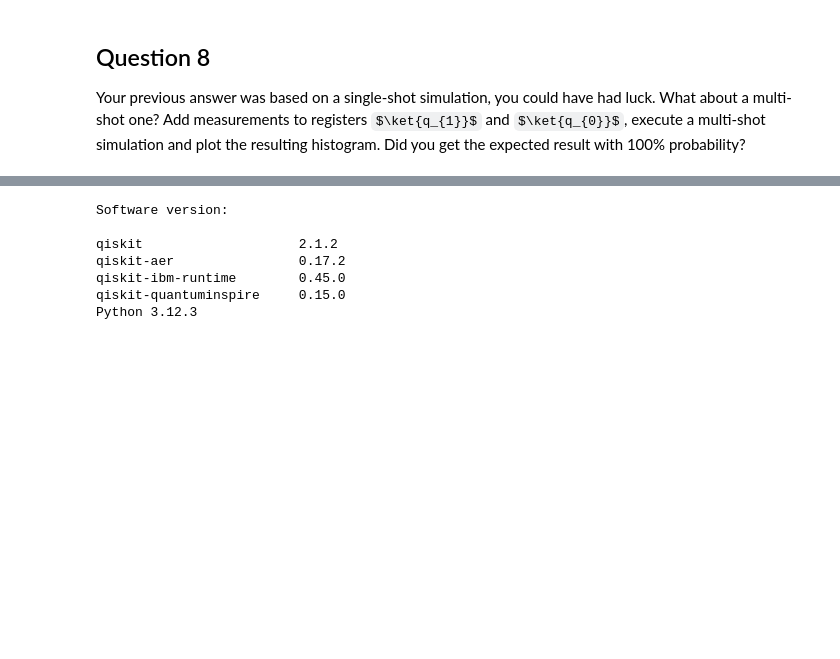
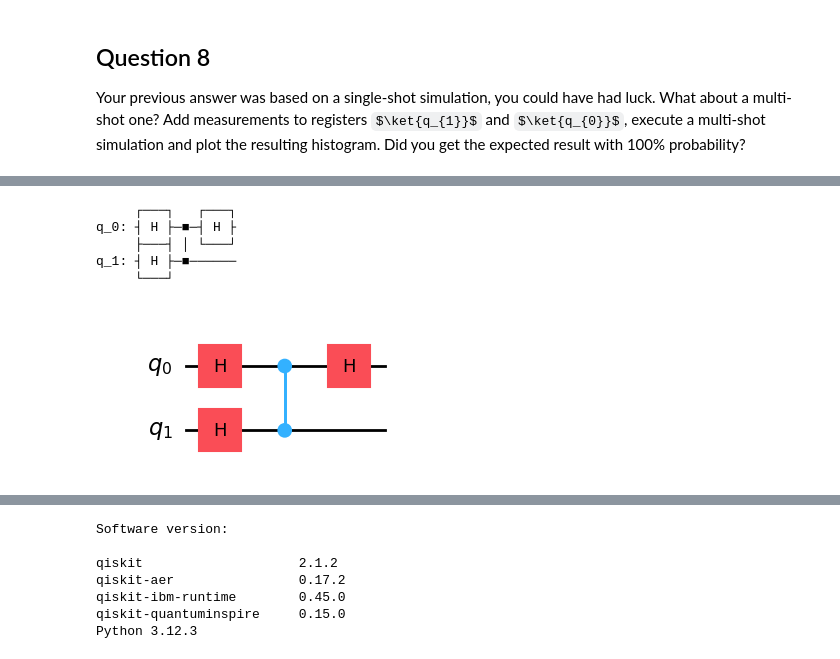
Before and after one commit to RowieK/Quantum-Computing-Minor, a Jupyter notebook: QCI - Assignment7/Assignment7/QCI - Assignment7.ipynb, the cells around one changed output, grey strips where cells are left out. Saved outputs shown, nothing was run; the diff lists cells and outputs as text; code cells hidden in the pictures; some formulas as TeX source; blank space fills up the shorter version.

```diff
--- a/QCI - Assignment7/Assignment7/QCI - Assignment7.ipynb
+++ b/QCI - Assignment7/Assignment7/QCI - Assignment7.ipynb
@@ -505,6 +624,35 @@ Your previous answer was based on a single-shot simulation, you could have had l
 During the lesson: "Basic Quantum Algorithms 2", I mentioned that the Bell states can be transformed by manipulating 1 single qubit. We even saw that process using the typical quantum circuit for preparing Bell states (left side of the image). Is it the same if we use a different quantum circuit? Test it by using the alternate circuit (show in the right side of the image). Implement the circuit to show the resulting Bell states.
 
 ![Question9](img/qci_a7_question9.png)
+# %%
+import matplotlib.pyplot as plt
+from qiskit import QuantumCircuit
+from qiskit.visualization import plot_histogram
+
+def create_q0_q1_circuit():
+    qc = QuantumCircuit(2)
+    qc.h(0)
+    qc.h(1)
+    qc.cz(1, 0)
+    qc.h(0)
+    return qc
+
+qc = create_q0_q1_circuit()
+
+# Show the circuit
+print(qc.draw(fold=-1))          # text view
+display(qc.draw(output='mpl'))   # graphical view in notebook
+
+counts = Statevector(qc).sample_counts(shots=1024)
+plot_histogram(counts)
+plt.show()
+# %% [output]
+     ┌───┐   ┌───┐
+q_0: ┤ H ├─■─┤ H ├
+     ├───┤ │ └───┘
+q_1: ┤ H ├─■──────
+     └───┘
+[figure, added]
 # %% [markdown]
 ## Question 10
 
```
Also changed, not shown: parts of 2 cells of this notebook.
